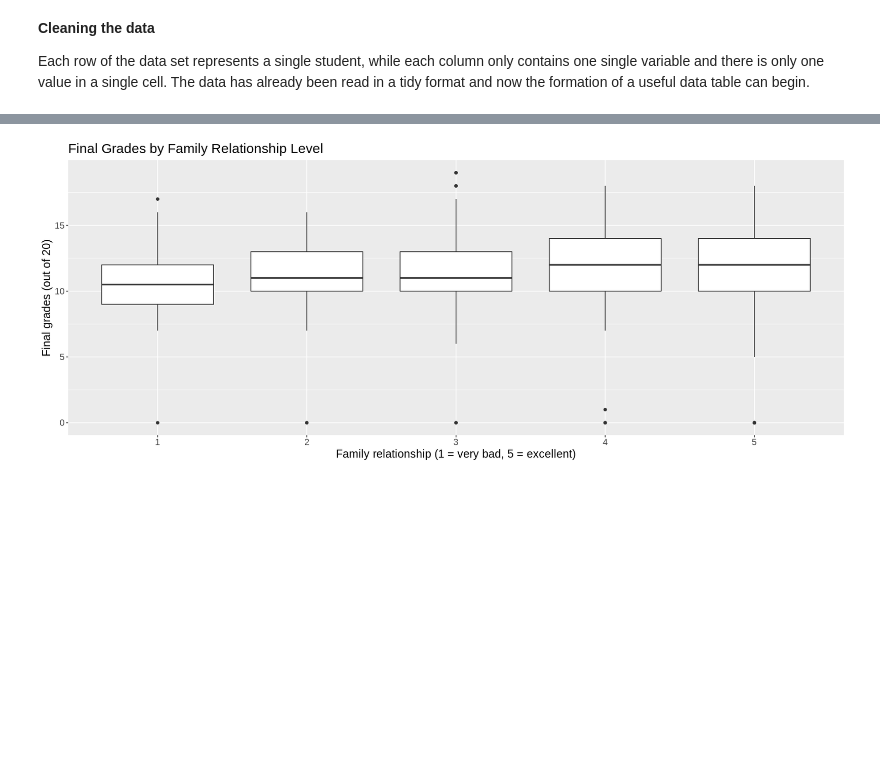
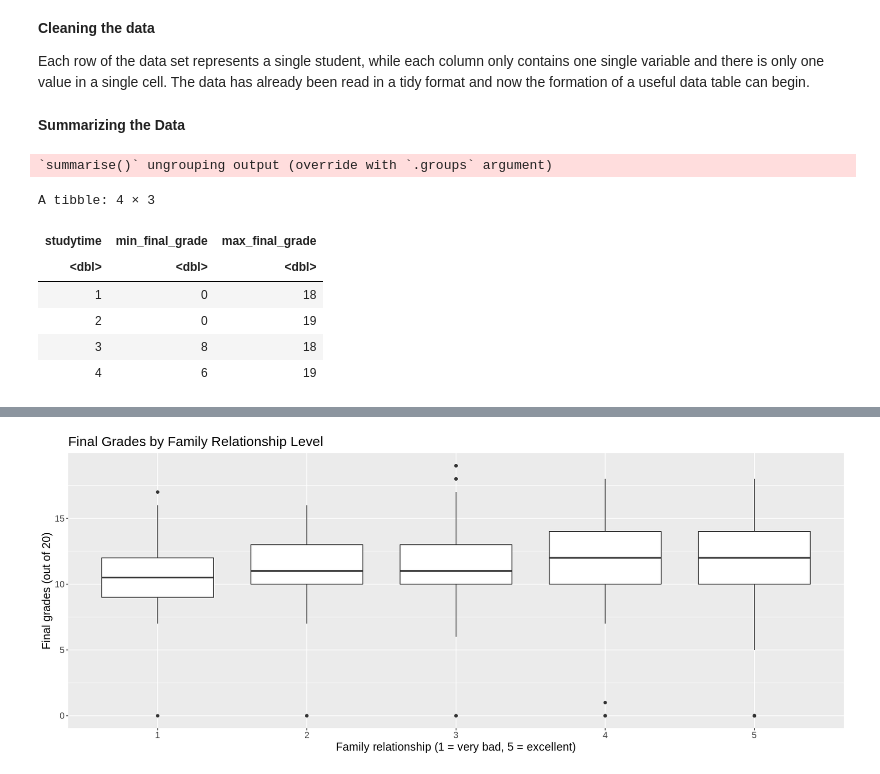
Before and after one commit to jsonthany/dsci_100_project, a Jupyter notebook: project_proposal.ipynb, the cells around one changed output, grey strips where cells are left out. Cells and saved outputs as stored; diff of their text form; code cells hidden in the pictures; blank space fills up the shorter version.

```diff
--- a/project_proposal.ipynb
+++ b/project_proposal.ipynb
@@ -78,0 +97,24 @@ Each row of the data set represents a single student, while each column only con
+# %% [markdown]
+**Summarizing the Data**
+# %%
+# Summarize the data using only training data
+
+
+# In this table, we summarized the minimum and maximum final grades of students on the basis of their weekly study time
+# The categories for study time are 1: <2 hours, 2: 2 to 5 hours, 3: 5 to 10 hours, 4: >10 hours
+
+study_time_summary <- group_by (student_data, studytime) %>%
+            summarize (
+                min_final_grade = min(G3),
+                max_final_grade = max (G3)
+                )
+study_time_summary
+# %% [output]
+`summarise()` ungrouping output (override with `.groups` argument)
+A tibble: 4 × 3
+| studytime | min_final_grade | max_final_grade |
+| <dbl> | <dbl> | <dbl> |
+| 1 | 0 | 18 |
+| 2 | 0 | 19 |
+| 3 | 8 | 18 |
+| 4 | 6 | 19 |
```
Also changed, not shown: parts of 6 cells of this notebook.
